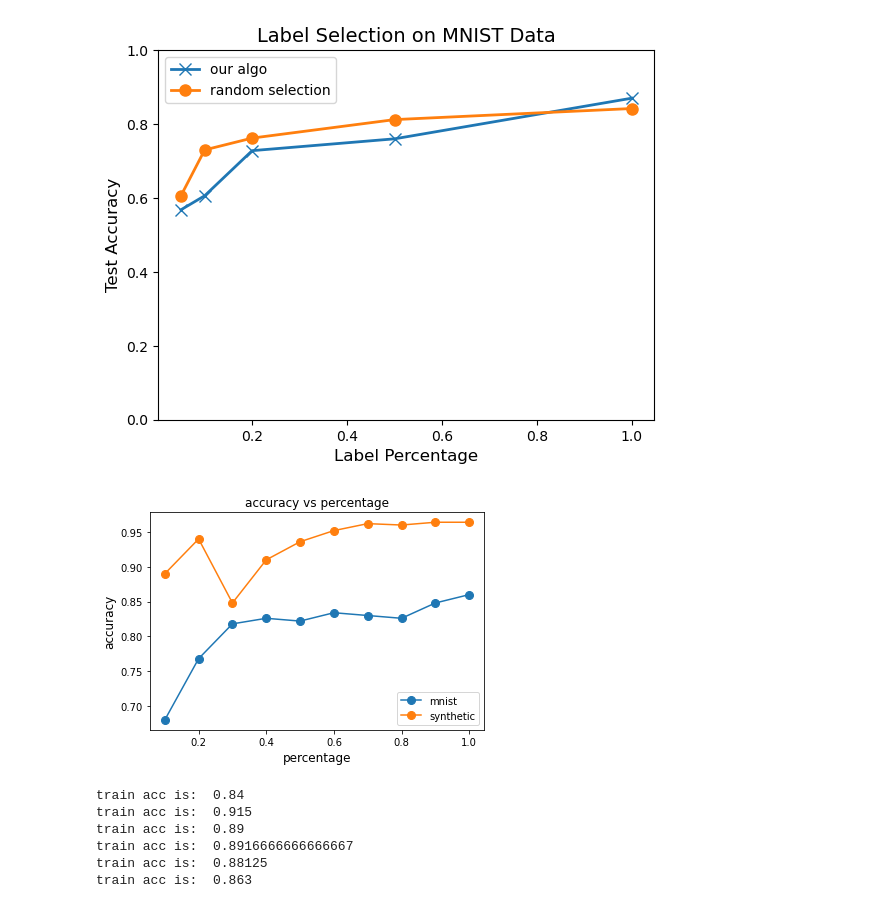
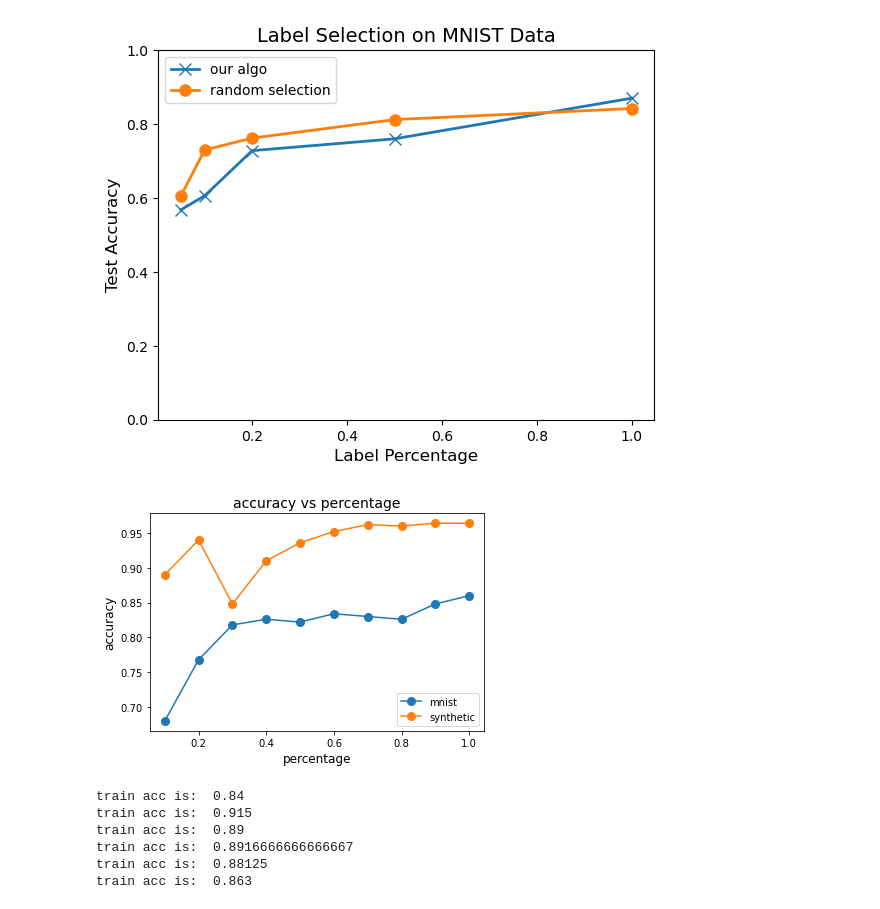
Before and after one commit to YuntianW/ECE236A, a Jupyter notebook: ECE236A_Project_Demo.ipynb, the cells around one changed output. Saved outputs shown, nothing was run; the diff lists cells and outputs as text; code cells hidden in the pictures.

```diff
--- a/ECE236A_Project_Demo.ipynb
+++ b/ECE236A_Project_Demo.ipynb
@@ -179,26 +178,26 @@ clustering_percentage = {
 # %%
 percentage = np.linspace(0.1, 1, 10)
 acc_matrix = np.zeros((len(percentage), 2))
 for i in range(0, len(percentage)):
     classifier = MyClassifier(3, epsilon=0.09)
     classifier.train(mnist_data, percentage=percentage[i])
     acc = classifier.evaluate(mnist_data['testX'], mnist_data['testY'])
     acc_matrix[i, 0] = acc
 
     classifier = MyClassifier(3, epsilon=-0.04)
     classifier.train(syn_data, percentage=percentage[i])
     acc = classifier.evaluate(syn_data['testX'], syn_data['testY'])
     acc_matrix[i, 1] = acc
 plt.figure()
 plt.plot(percentage, acc_matrix[:, 0], label='mnist', marker='o', markersize=8)
 plt.plot(percentage, acc_matrix[:, 1], label='synthetic', marker='o', markersize=8)
 plt.legend()
 plt.xlabel('percentage', fontsize=12)
 plt.ylabel('accuracy', fontsize=12)
-plt.title('accuracy vs percentage', fontsize=12)
+plt.title('accuracy vs percentage', fontsize=14)
 plt.show()
 # %% [output]
-[figure, old version]
+[figure, new version]
 # %%
 for p in clustering_percentage["synthetic"]["percentage"]:
     n, _ = syn_data["trainX"].shape
```
Also changed, not shown: parts of 6 cells of this notebook.
